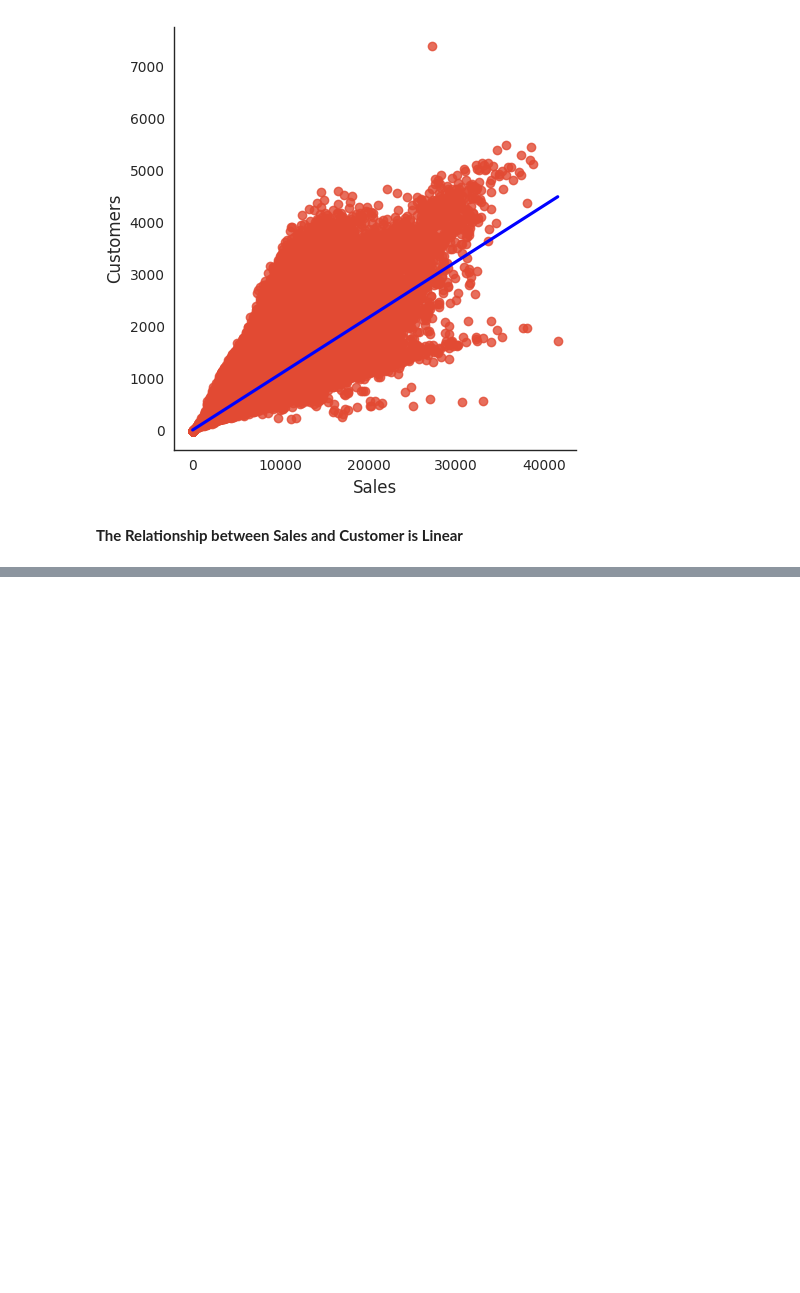
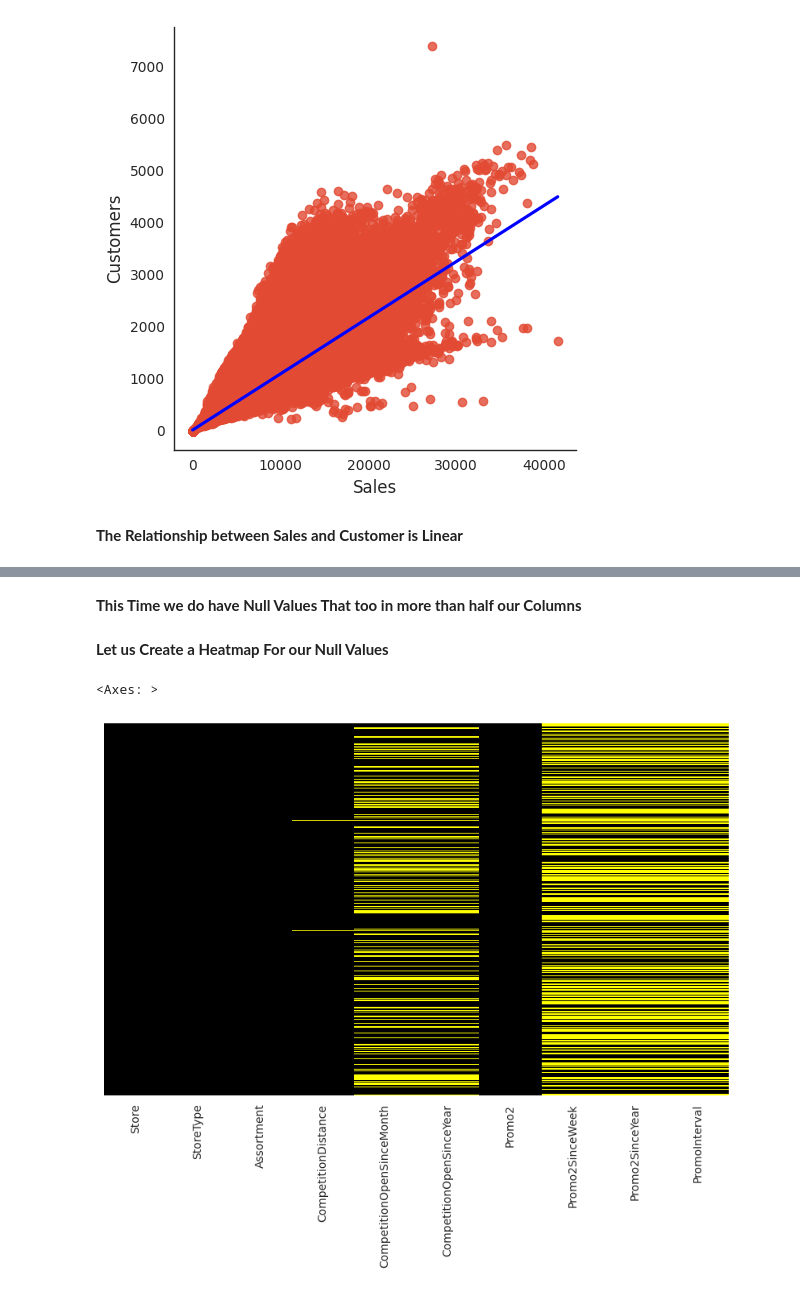
Before and after one commit to himanshu302002/ML-Regression-, a Jupyter notebook: (Capstone_Project)ML_Regression_on_Retail_Sales_Prediction.ipynb, the cells around one changed output, grey strips where cells are left out. Saved outputs shown, nothing was run; the diff lists cells and outputs as text; code cells hidden in the pictures; blank space fills up the shorter version.

```diff
--- a/(Capstone_Project)ML_Regression_on_Retail_Sales_Prediction.ipynb
+++ b/(Capstone_Project)ML_Regression_on_Retail_Sales_Prediction.ipynb
@@ -360,0 +427,10 @@ sns.lmplot(x= 'Sales' , y ='Customers',data=rossman_df, palette='seismic', heigh
+# %% [markdown]
+**This Time we do have Null Values That too in more than half our Columns**
+# %% [markdown]
+**Let us Create a Heatmap For our Null Values**
+# %%
+plt.figure(figsize=(10,6))
+sns.heatmap(store_df.isnull(),yticklabels= False, cbar= False, cmap= 'gnuplot')
+# %% [output]
+<Axes: >
+[figure, added]
```
Also changed, not shown: parts of 10 cells of this notebook.
